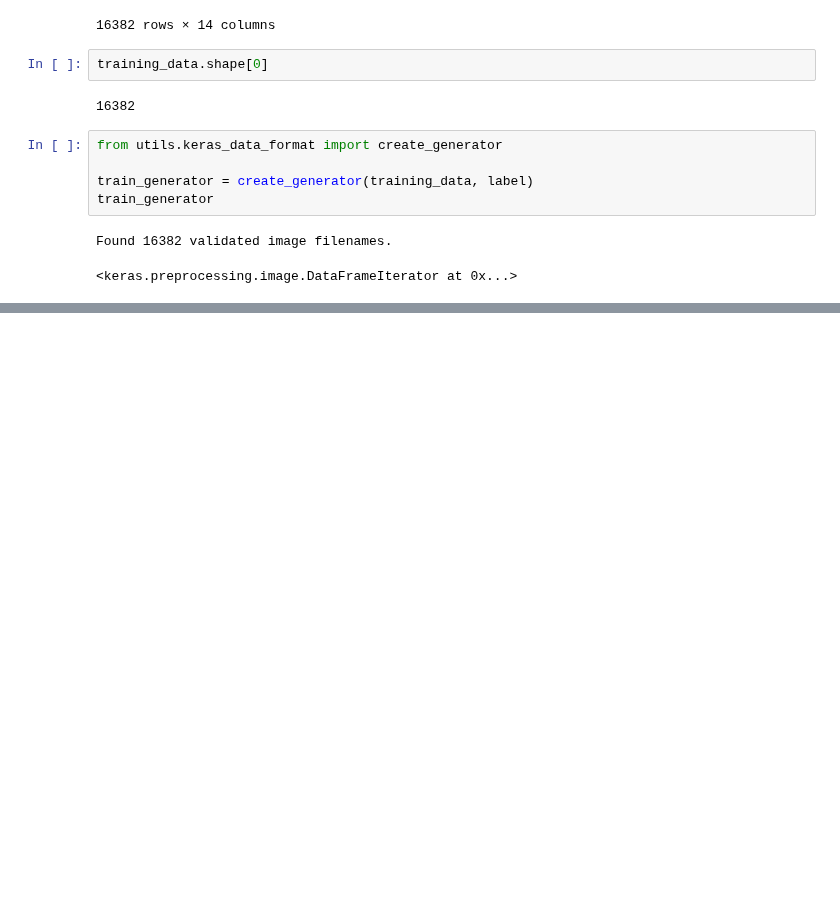
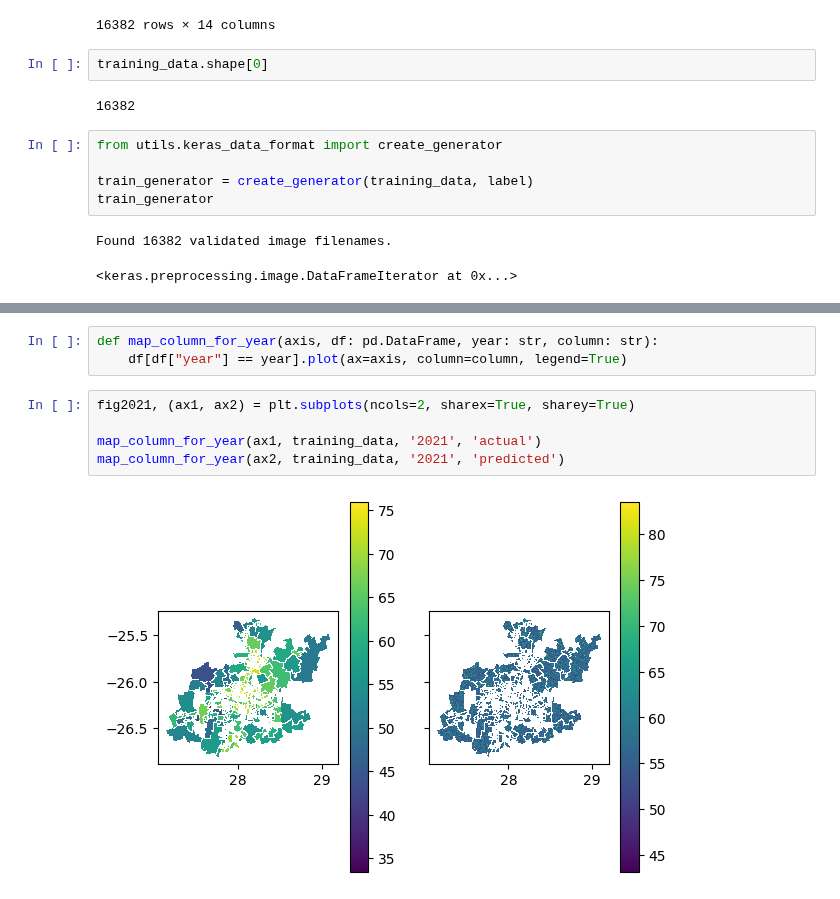
Before and after one commit to Emily-RoseSteyn/measuring-quality-of-life-gauteng, a Jupyter notebook: notebooks/2024-08-19_cluster_and_plot_predictions.ipynb, the cells around one changed output, grey strips where cells are left out. Cells and saved outputs as stored; diff of their text form; blank space fills up the shorter version.

```diff
--- a/notebooks/2024-08-19_cluster_and_plot_predictions.ipynb
+++ b/notebooks/2024-08-19_cluster_and_plot_predictions.ipynb
@@ -174,0 +199,10 @@ plot_actual_vs_predicted(grouped_data, '2021')
+# %%
+def map_column_for_year(axis, df: pd.DataFrame, year: str, column: str):
+    df[df["year"] == year].plot(ax=axis, column=column, legend=True)
+# %%
+fig2021, (ax1, ax2) = plt.subplots(ncols=2, sharex=True, sharey=True)
+
+map_column_for_year(ax1, training_data, '2021', 'actual')
+map_column_for_year(ax2, training_data, '2021', 'predicted')
+# %% [output]
+[figure, added]
```
Also changed, not shown: parts of 18 cells of this notebook.
